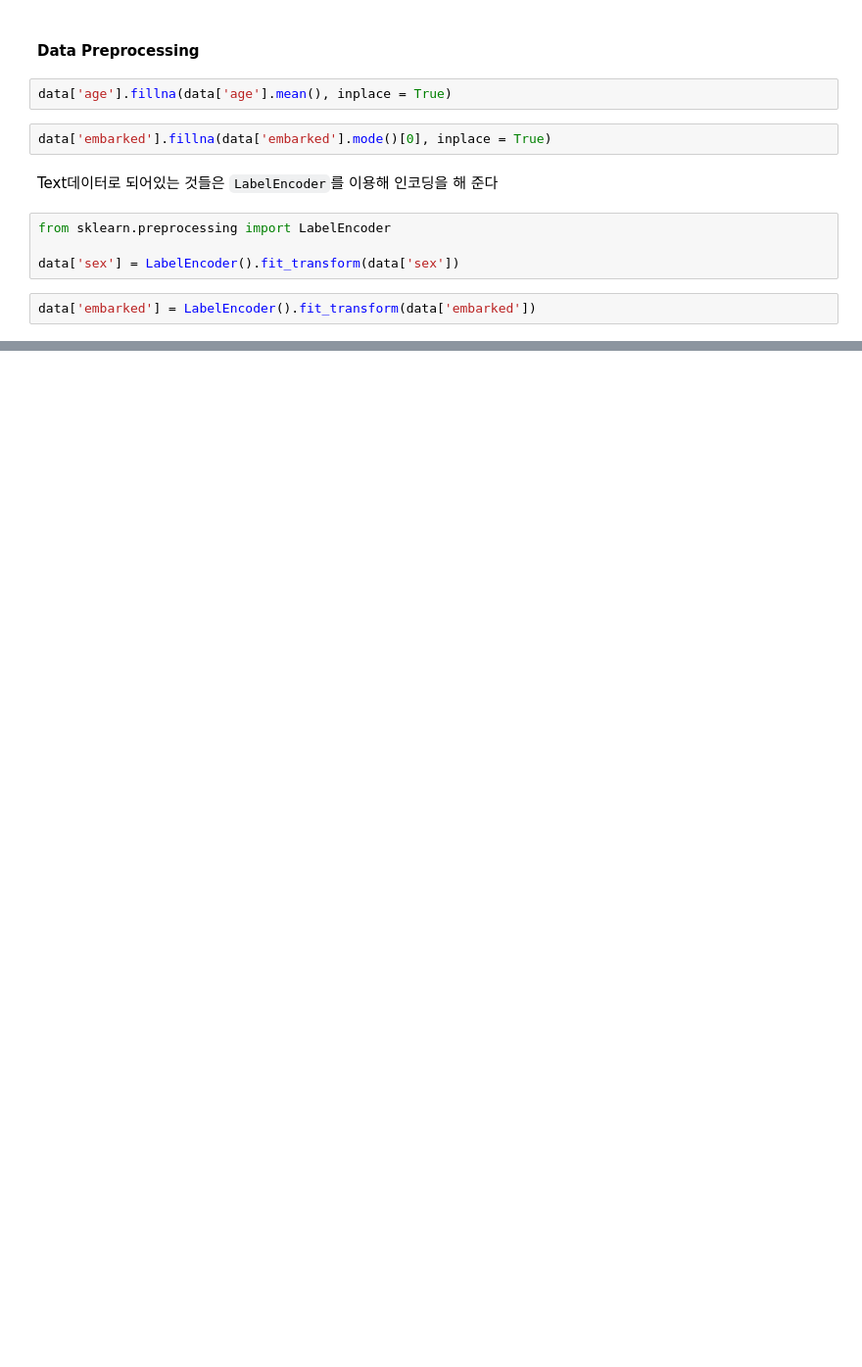
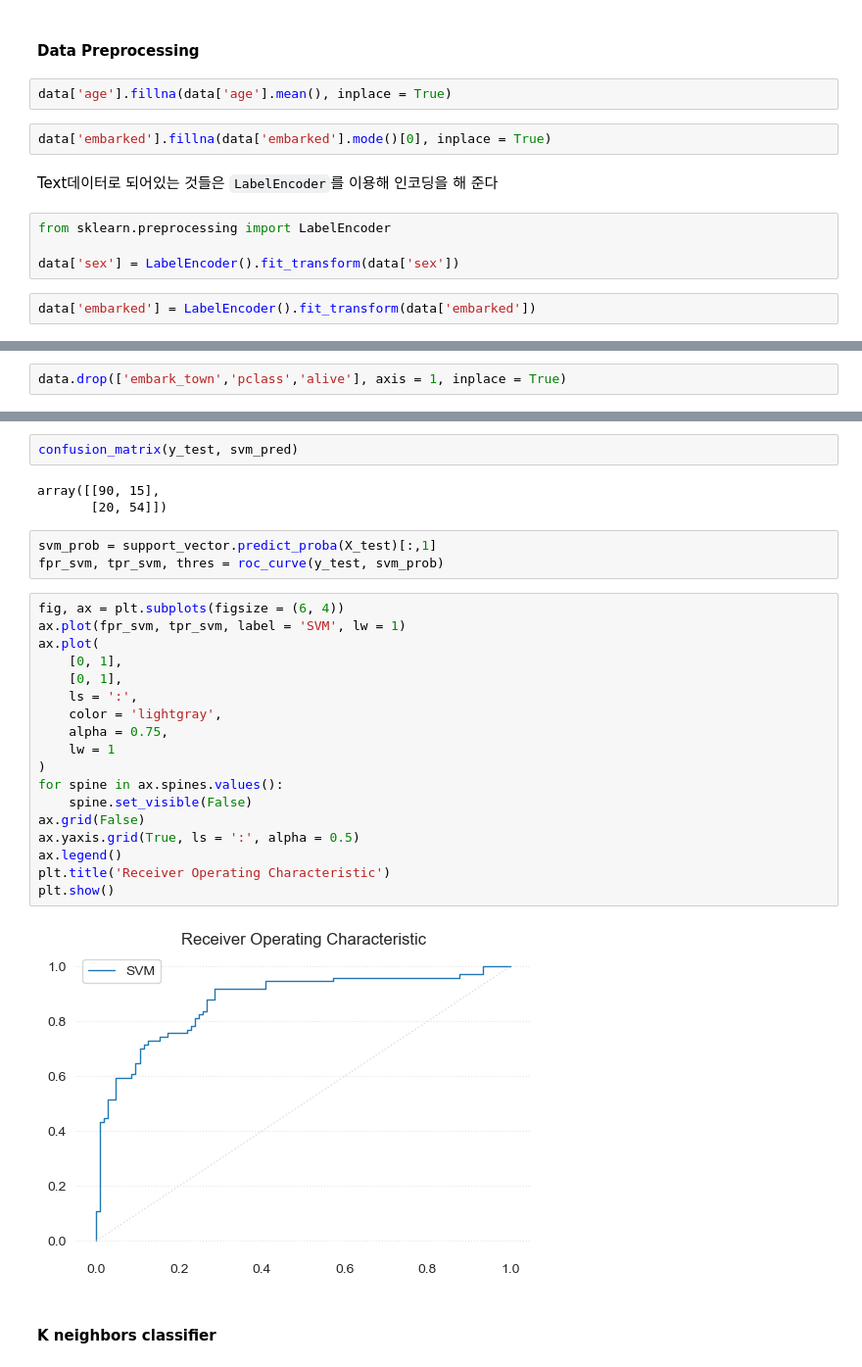
Before and after one commit to Tommylee1013/DataScience, a Jupyter notebook: titanic.ipynb, the cells around one changed output, grey strips where cells are left out. Shown at 98% size. Drawn from its saved outputs; the diff is of its cells as text; blank space fills up the shorter version.

```diff
--- a/titanic.ipynb
+++ b/titanic.ipynb
@@ -73,0 +77,2 @@ data
+# %%
+data.drop(['embark_town','pclass','alive'], axis = 1, inplace = True)
@@ -73,0 +288,30 @@ data
+# %%
+confusion_matrix(y_test, svm_pred)
+# %% [output]
+array([[90, 15],
+       [20, 54]])
+# %%
+svm_prob = support_vector.predict_proba(X_test)[:,1]
+fpr_svm, tpr_svm, thres = roc_curve(y_test, svm_prob)
+# %%
+fig, ax = plt.subplots(figsize = (6, 4))
+ax.plot(fpr_svm, tpr_svm, label = 'SVM', lw = 1)
+ax.plot(
+    [0, 1],
+    [0, 1],
+    ls = ':',
+    color = 'lightgray',
+    alpha = 0.75,
+    lw = 1
+)
+for spine in ax.spines.values():
+    spine.set_visible(False)
+ax.grid(False)
+ax.yaxis.grid(True, ls = ':', alpha = 0.5)
+ax.legend()
+plt.title('Receiver Operating Characteristic')
+plt.show()
+# %% [output]
+[figure, added]
+# %% [markdown]
+#### K neighbors classifier
```
Also changed, not shown: parts of 57 cells of this notebook.
